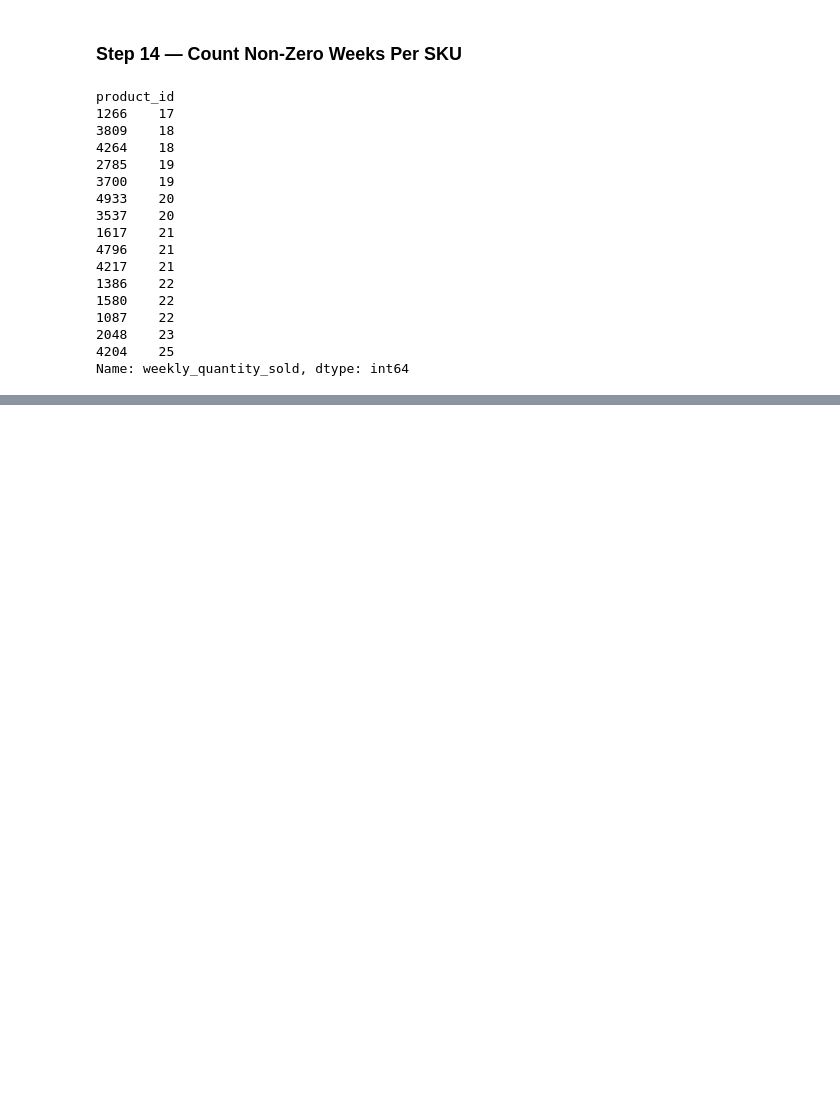
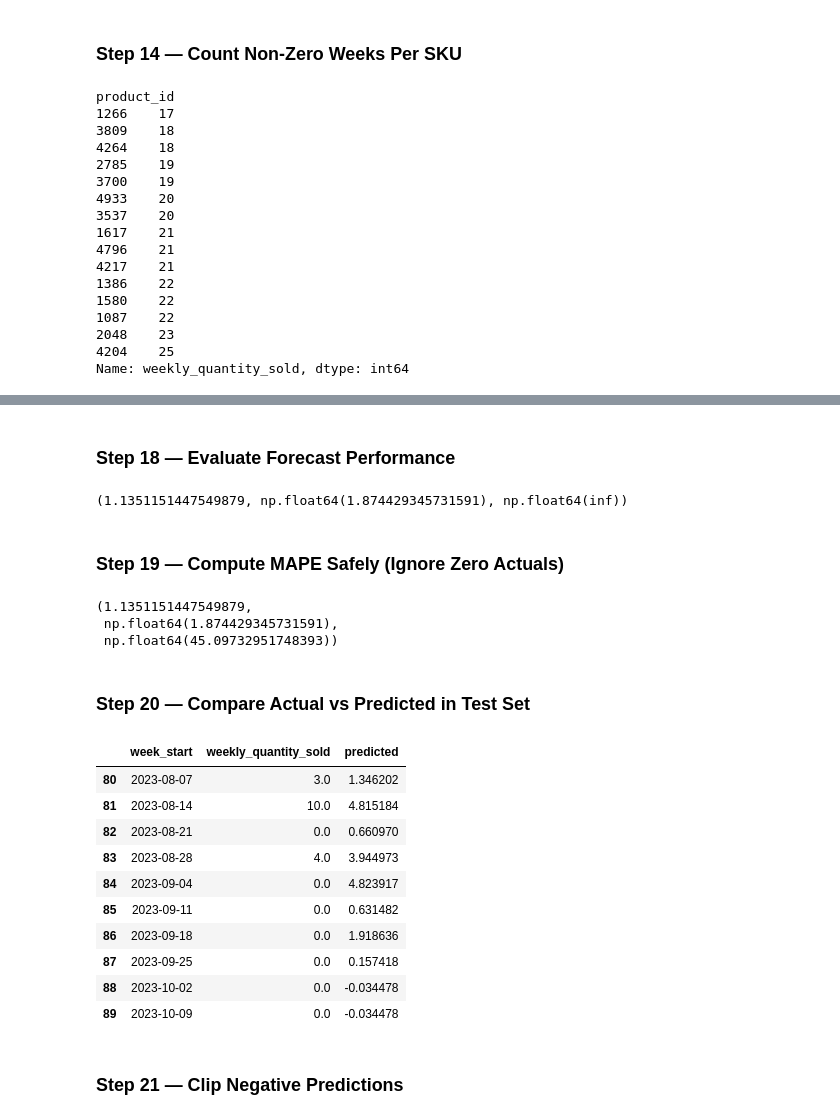
Before and after one commit to samuelrajgarikimukku/Retail-Demand-Forecasting-and-Inventory-Decision-Support-System, a Jupyter notebook: sample.ipynb, the cells around one changed output, grey strips where cells are left out. Cells and saved outputs as stored; diff of their text form; code cells hidden in the pictures; blank space fills up the shorter version.

```diff
--- a/sample.ipynb
+++ b/sample.ipynb
@@ -511,0 +550,5 @@ Name: weekly_quantity_sold, dtype: int64
+# %%
+train_size = int(len(sku_df) * 0.8)
+# %%
+train = sku_df.iloc[:train_size]
+test = sku_df.iloc[train_size:]
@@ -511,0 +573,15 @@ Name: weekly_quantity_sold, dtype: int64
+# %%
+from sklearn.linear_model import LinearRegression
+
+features = ["lag_1", "lag_2", "lag_4", "rolling_mean_4"]
+
+X_train = train[features]
+y_train = train["weekly_quantity_sold"]
+
+X_test = test[features]
+y_test = test["weekly_quantity_sold"]
+
+model = LinearRegression()
+model.fit(X_train, y_train)
+
+predictions = model.predict(X_test)
@@ -511,0 +592,51 @@ Name: weekly_quantity_sold, dtype: int64
+# %% [markdown]
+### Step 18 — Evaluate Forecast Performance
+# %%
+from sklearn.metrics import mean_absolute_error, mean_squared_error
+import numpy as np
+
+mae = mean_absolute_error(y_test, predictions)
+rmse = np.sqrt(mean_squared_error(y_test, predictions))
+
+mape = np.mean(
+    np.abs((y_test - predictions) / y_test)
+) * 100
+
+mae, rmse, mape
+# %% [output]
+(1.1351151447549879, np.float64(1.874429345731591), np.float64(inf))
+# %% [markdown]
+### Step 19 — Compute MAPE Safely (Ignore Zero Actuals)
+# %%
+mask = y_test > 0
+
+mape_safe = np.mean(
+    np.abs((y_test[mask] - predictions[mask]) / y_test[mask])
+) * 100
+
+mae, rmse, mape_safe
+# %% [output]
+(1.1351151447549879,
+ np.float64(1.874429345731591),
+ np.float64(45.09732951748393))
+# %% [markdown]
+### Step 20 — Compare Actual vs Predicted in Test Set
+# %%
+test = test.copy()
+test["predicted"] = predictions
+
+test[["week_start", "weekly_quantity_sold", "predicted"]].head(10)
+# %% [output]
+|  | week_start | weekly_quantity_sold | predicted |
+| 80 | 2023-08-07 | 3.0 | 1.346202 |
+| 81 | 2023-08-14 | 10.0 | 4.815184 |
+| 82 | 2023-08-21 | 0.0 | 0.660970 |
+| 83 | 2023-08-28 | 4.0 | 3.944973 |
+| 84 | 2023-09-04 | 0.0 | 4.823917 |
+| 85 | 2023-09-11 | 0.0 | 0.631482 |
+| 86 | 2023-09-18 | 0.0 | 1.918636 |
+| 87 | 2023-09-25 | 0.0 | 0.157418 |
+| 88 | 2023-10-02 | 0.0 | -0.034478 |
+| 89 | 2023-10-09 | 0.0 | -0.034478 |
+# %% [markdown]
+### Step 21 — Clip Negative Predictions
```
Also changed, not shown: parts of 35 cells of this notebook.
